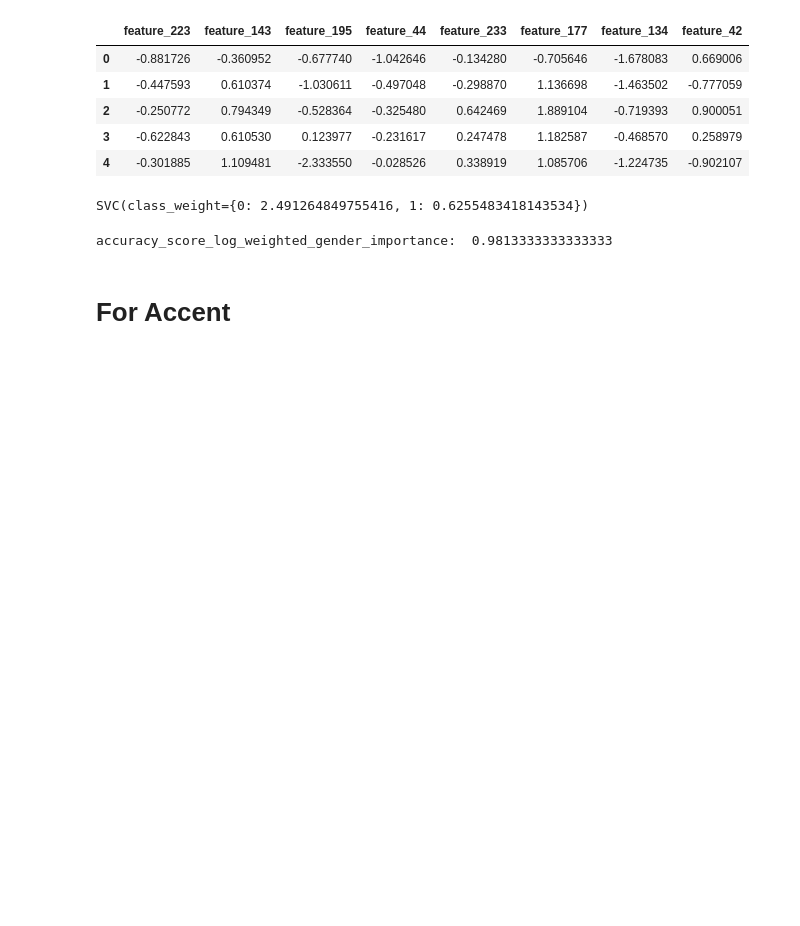
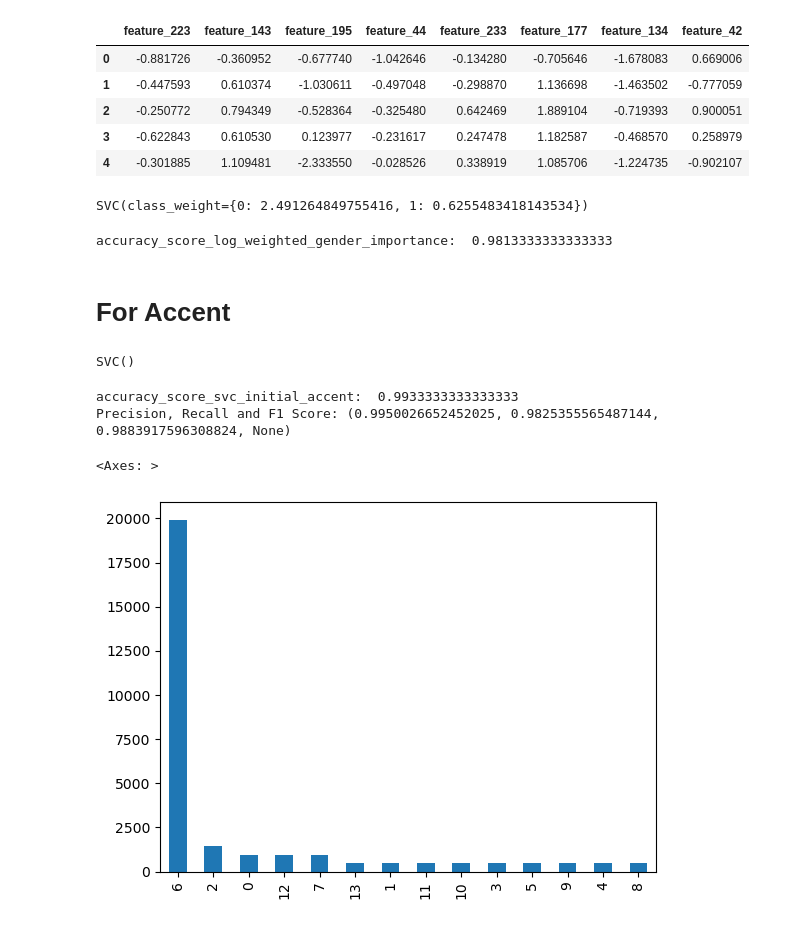
Before and after one commit to Tharusha-Lekamge/CS4622-ML-Labs, a Jupyter notebook: Lab01-Feature-Engineering/src/lab01.ipynb, the cells around one changed output. Drawn from its saved outputs; the diff is of its cells as text; code cells hidden in the pictures; blank space fills up the shorter version.

```diff
--- a/Lab01-Feature-Engineering/src/lab01.ipynb
+++ b/Lab01-Feature-Engineering/src/lab01.ipynb
@@ -1422,0 +1481,33 @@ accent_x_test_cat = x_test_scaled.copy()
+# %%
+# Train a SVC on non-engineered Data
+
+svc_model_initial_accent = SVC()
+svc_model_initial_accent.fit(accent_x_train_cat, accent_y_train_cat_encoded)
+# %% [output]
+SVC()
+# %%
+# Make predictions on the test data
+y_pred_svc_initial_accent = svc_model_initial_accent.predict(accent_x_valid_cat)
+
+# get accuracy score
+accuracy_score_svc_initial_accent = accuracy_score(
+    accent_y_valid_cat_encoded, y_pred_svc_initial_accent
+)
+print("accuracy_score_svc_initial_accent: ", accuracy_score_svc_initial_accent)
+
+# Get confusion matrix
+confusion_matrix_svc_initial_accent = confusion_matrix(
+    accent_y_valid_cat_encoded, y_pred_svc_initial_accent
+)
+
+# plot confusion matrix -> Takes too long to plot
+# sns.heatmap(confusion_matrix_svc_initial_accent, annot=True, cmap="coolwarm")
+
+# get precision, recall and f1 score
+precision_recall_fscore_svc_initial_accent = precision_recall_fscore_support(
+    accent_y_valid_cat_encoded, y_pred_svc_initial_accent, average="macro"
+)
+print("Precision, Recall and F1 Score:", precision_recall_fscore_svc_initial_accent)
+# %% [output]
+accuracy_score_svc_initial_accent:  0.9933333333333333
+Precision, Recall and F1 Score: (0.9950026652452025, 0.9825355565487144, 0.9883917596308824, None)
@@ -1422,0 +1517,6 @@ accent_x_test_cat = x_test_scaled.copy()
+# %%
+# Find the distribution of the classes in the training data
+accent_y_train_cat.value_counts().plot(kind="bar")
+# %% [output]
+<Axes: >
+[figure, added]
```
Also changed, not shown: parts of 56 cells of this notebook, 6 other files.
